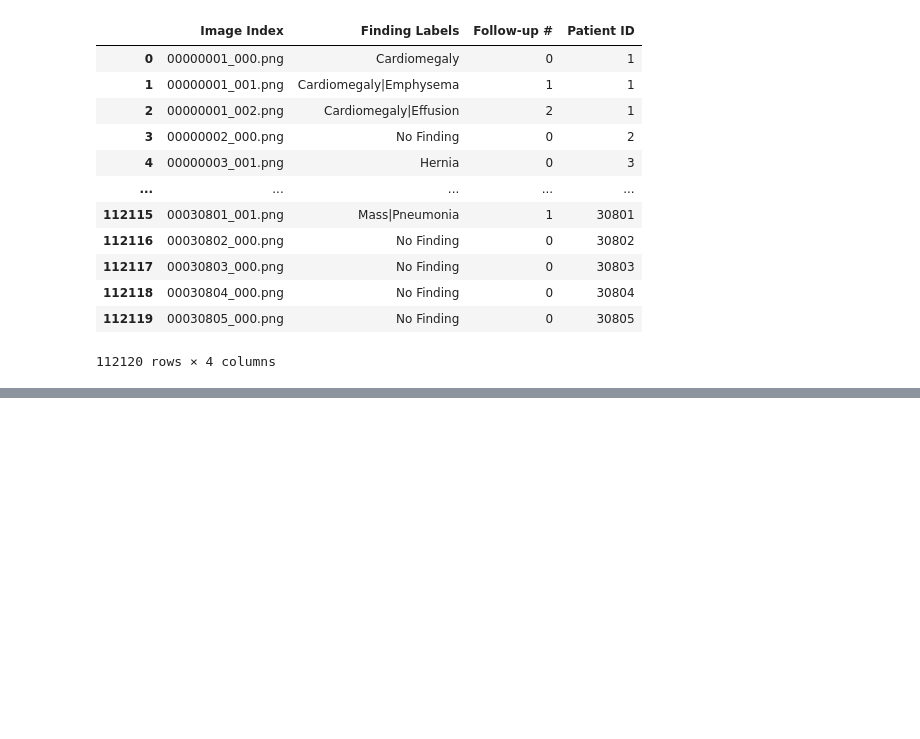
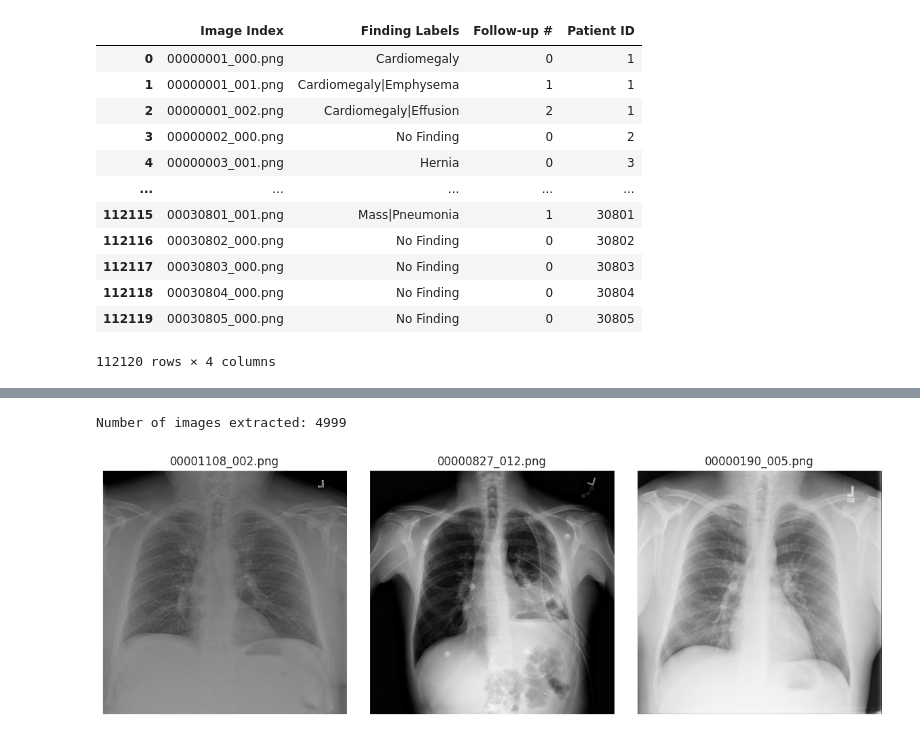
Before and after one commit to osvlandi/AI_for_medicine, a Jupyter notebook: diagnosis/week1-disease-detection/Image_preprocessing_for_AI.ipynb, the cells around one changed output, grey strips where cells are left out. Cells and saved outputs as stored; diff of their text form; code cells hidden in the pictures; blank space fills up the shorter version.

```diff
--- a/diagnosis/week1-disease-detection/Image_preprocessing_for_AI.ipynb
+++ b/diagnosis/week1-disease-detection/Image_preprocessing_for_AI.ipynb
@@ -246,0 +348,26 @@ train_df_one_hot.head()
+# %%
+# Updates the path to the extracted files
+extract_path = "/content/drive/MyDrive/Colab Notebooks/images"
+
+# Concatenates the file name to their paths and saves in a list
+image_paths = [os.path.join(extract_path, f) for f in os.listdir(extract_path)]
+print(f"Number of images extracted: {len(image_paths)}")
+
+# Samples 3 random image file names from the list
+random_images = random.sample(image_paths, 3)
+
+# Displays the selected images
+plt.figure(figsize=(12, 4))  # Adjusts figure size
+
+for i, path in enumerate(random_images):
+    img = mpimg.imread(path)
+    plt.subplot(1, 3, i + 1)
+    plt.imshow(img, cmap='gray')
+    plt.axis('off')
+    plt.title(os.path.basename(path))
+
+plt.tight_layout()
+plt.show()
+# %% [output]
+Number of images extracted: 4999
+[figure, added]
```
Also changed, not shown: parts of 19 cells of this notebook.
